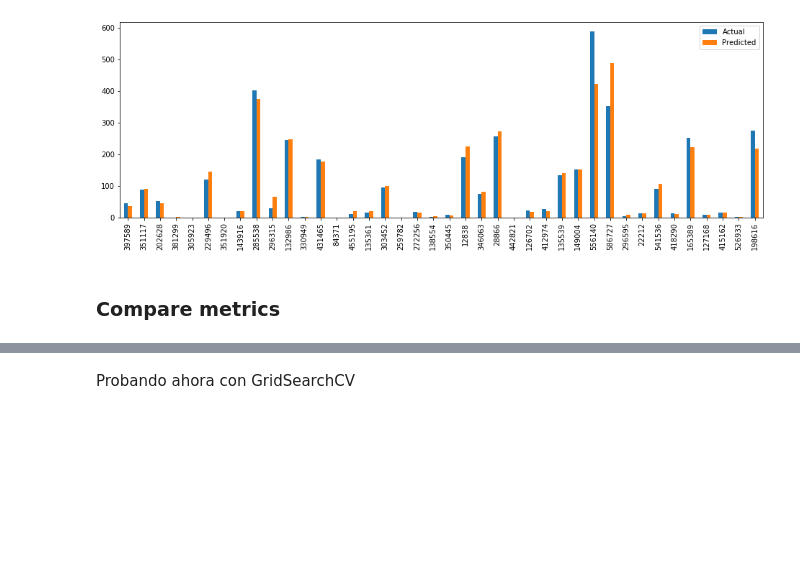
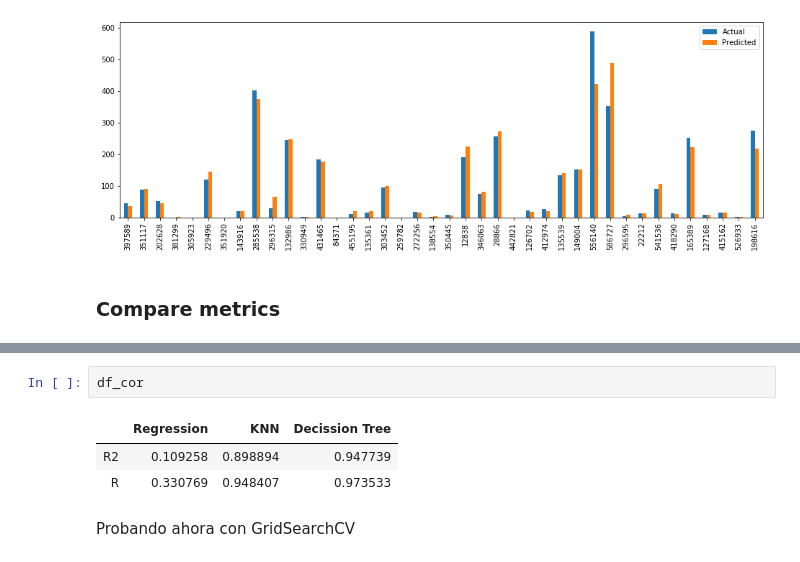
Before and after one commit to angelrps/MasterDataScience_FinalProject, a Jupyter notebook: notebooks/Modelling_01.ipynb, the cells around one changed output, grey strips where cells are left out. Cells and saved outputs as stored; diff of their text form; blank space fills up the shorter version.

```diff
--- a/notebooks/Modelling_01.ipynb
+++ b/notebooks/Modelling_01.ipynb
@@ -309,3 +392,9 @@ plt.show()
+# %%
+df_cor
+# %% [output]
+|  | Regression | KNN | Decission Tree |
+| R2 | 0.109258 | 0.898894 | 0.947739 |
+| R | 0.330769 | 0.948407 | 0.973533 |
 # %% [markdown]
 Probando ahora con GridSearchCV
 # %%
```
Also changed, not shown: parts of 4 cells of this notebook.
